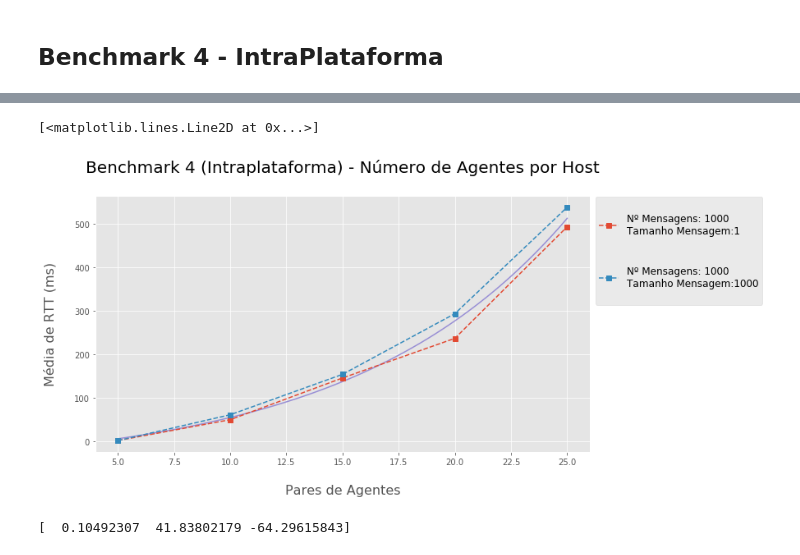
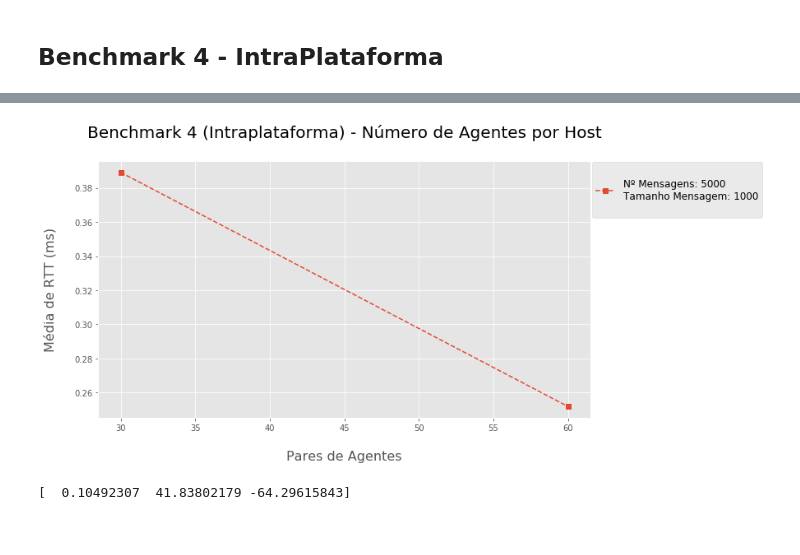
Before and after one commit to rafalencar1997/JadeContainer, a Jupyter notebook: analysis/Results.ipynb, the cells around one changed output, grey strips where cells are left out. Drawn from its saved outputs; the diff is of its cells as text; code cells hidden in the pictures.

```diff
--- a/analysis/Results.ipynb
+++ b/analysis/Results.ipynb
@@ -240,19 +259,18 @@ df
 # %%
-func = funcE
+func = funcL
 
-messagesComb = [(1,1000), (1000,1000)]
+messagesComb = [(1000,5000)]
 plot_results(df, messagesComb, False,
             'Benchmark 4 (Intraplataforma) - Número de Agentes por Host',
             'Pares de Agentes',
             'AgentsPerHost')
 
-popt, pcov = curve_fit(func, df['AgentsPerHost'], df['RTT_mean'])
+# popt, pcov = curve_fit(func, df['AgentsPerHost'], df['RTT_mean'])
 
-xdata = np.linspace(5, 25, 100)
-plt.plot(xdata, func(xdata, *popt))
+# xdata = np.linspace(5, 60, 100)
+# plt.plot(xdata, func(xdata, *popt))
 # %% [output]
-[<matplotlib.lines.Line2D at 0x...>]
-[figure, old version]
+[figure, new version]
 # %%
 print(popt)
 # %% [output]
```
Also changed, not shown: parts of 12 cells of this notebook, 2 other files.
